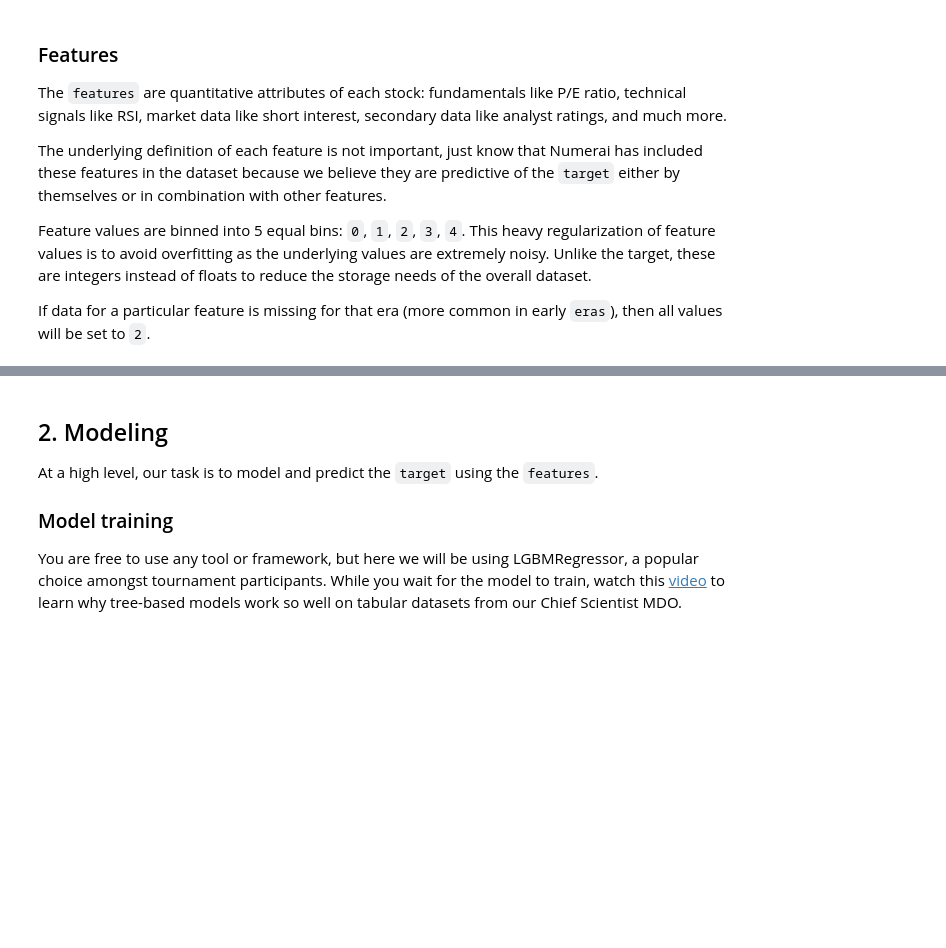
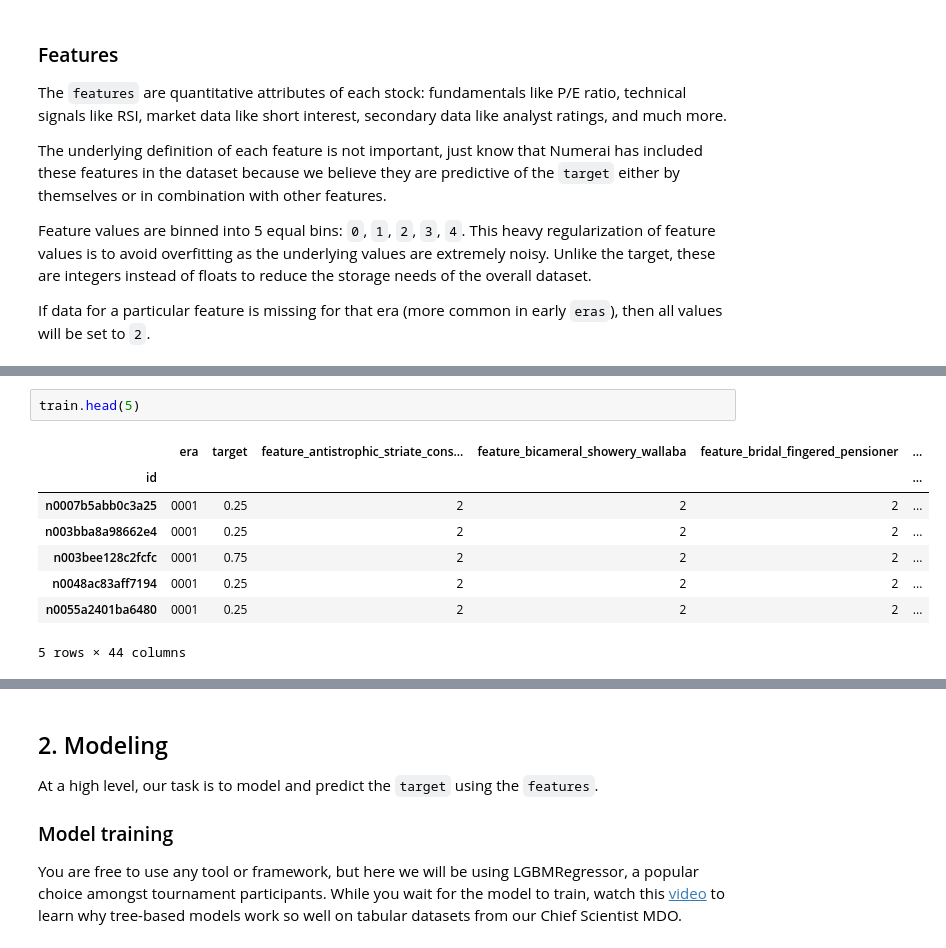
Before and after one commit to laurgao/numerai, a Jupyter notebook: hello_numerai.ipynb, the cells around one changed output, grey strips where cells are left out. Cells and saved outputs as stored; diff of their text form; blank space fills up the shorter version.

```diff
--- a/hello_numerai.ipynb
+++ b/hello_numerai.ipynb
@@ -227,3 +283,14 @@ first_era[feature_set[-1]].plot(
 # %% [output]
 <Axes: title={'center': 'missing data'}, ylabel='Frequency'>
 [figure]
+# %%
+train.head(5)
+# %% [output]
+|  | era | target | feature_antistrophic_striate_cons... | feature_bicameral_showery_wallaba | feature_bridal_fingered_pensioner | ... |
+| id |  |  |  |  |  | ... |
+| n0007b5abb0c3a25 | 0001 | 0.25 | 2 | 2 | 2 | ... |
+| n003bba8a98662e4 | 0001 | 0.25 | 2 | 2 | 2 | ... |
+| n003bee128c2fcfc | 0001 | 0.75 | 2 | 2 | 2 | ... |
+| n0048ac83aff7194 | 0001 | 0.25 | 2 | 2 | 2 | ... |
+| n0055a2401ba6480 | 0001 | 0.25 | 2 | 2 | 2 | ... |
+5 rows × 44 columns
```
Also changed, not shown: parts of 12 cells of this notebook.
